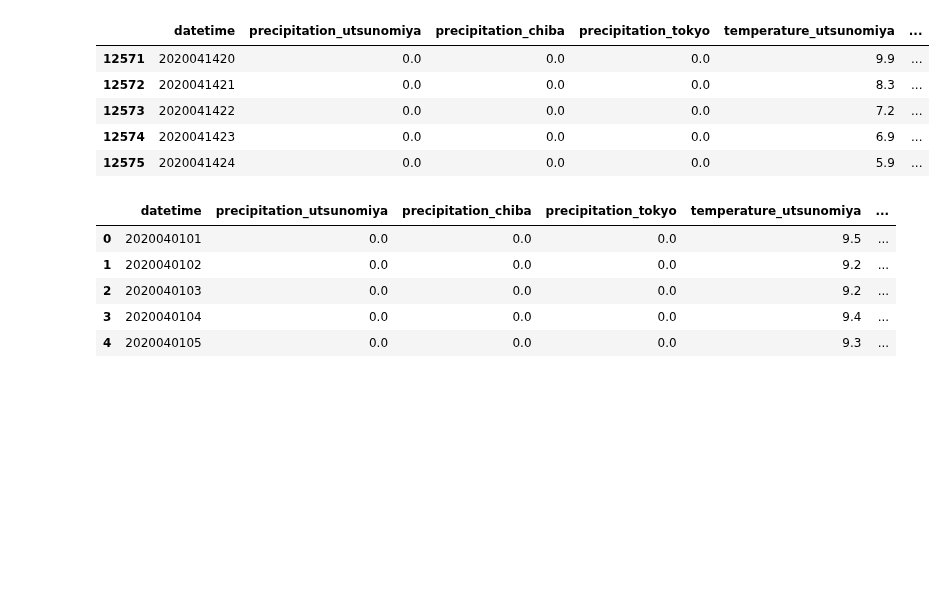
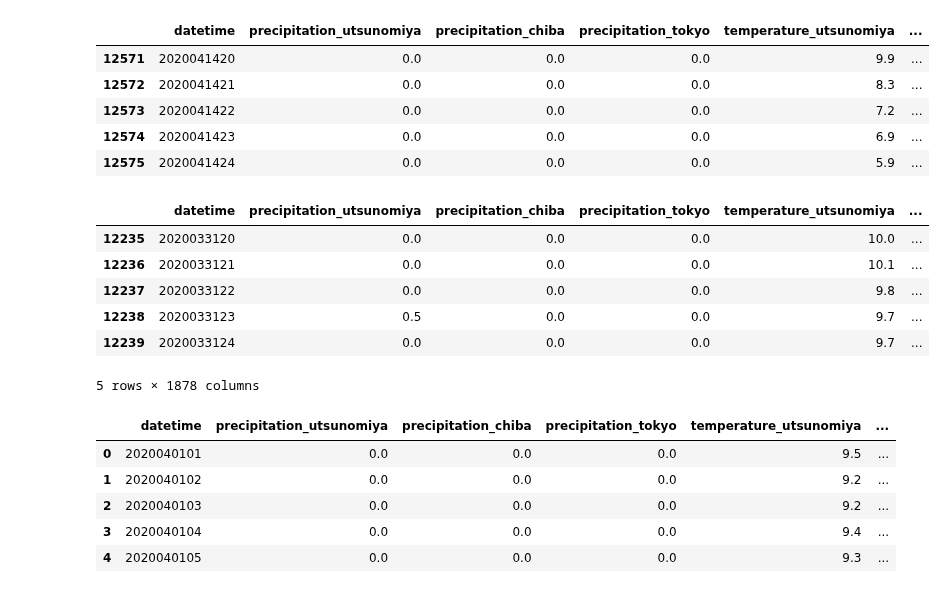
Before and after one commit to masaponto/kafun_solution, a Jupyter notebook: exp5/exp2.ipynb, the cells around one changed output. Saved outputs shown, nothing was run; the diff lists cells and outputs as text; code cells hidden in the pictures; blank space fills up the shorter version.

```diff
--- a/exp5/exp2.ipynb
+++ b/exp5/exp2.ipynb
@@ -945,6 +945,16 @@ _df_feat = make_feature(_df_tmp)
 
 _df = _df_feat[_df_feat["pollen_utsunomiya"] != -1].reset_index(drop=True)
 _df_test = _df_feat[_df_feat["pollen_utsunomiya"] == -1].reset_index(drop=True)
+# %%
+_df.tail()
+# %% [output]
+|  | datetime | precipitation_utsunomiya | precipitation_chiba | precipitation_tokyo | temperature_utsunomiya | ... |
+| 12235 | 2020033120 | 0.0 | 0.0 | 0.0 | 10.0 | ... |
+| 12236 | 2020033121 | 0.0 | 0.0 | 0.0 | 10.1 | ... |
+| 12237 | 2020033122 | 0.0 | 0.0 | 0.0 | 9.8 | ... |
+| 12238 | 2020033123 | 0.5 | 0.0 | 0.0 | 9.7 | ... |
+| 12239 | 2020033124 | 0.0 | 0.0 | 0.0 | 9.7 | ... |
+5 rows × 1878 columns
 # %%
 _df_test.head()
 # %% [output]
```
Also changed, not shown: parts of 11 cells of this notebook, 1 other file.
